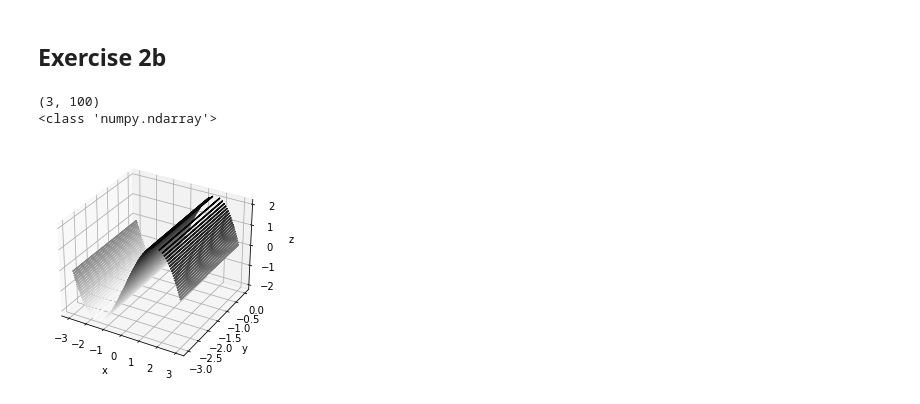
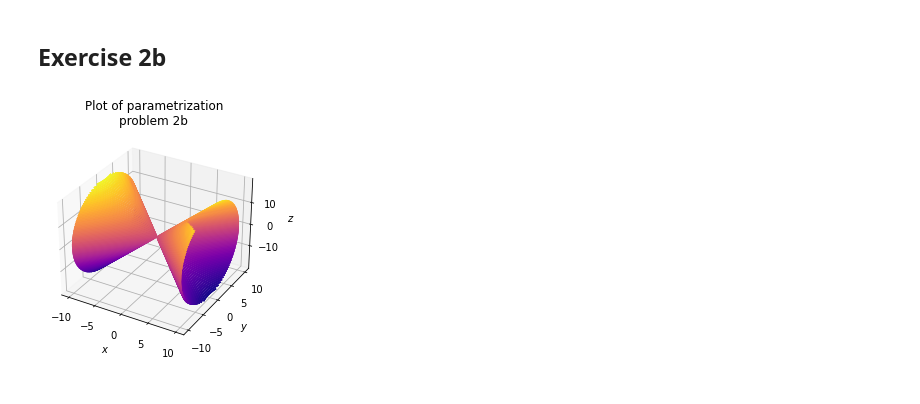
Before and after one commit to Nifrec/adv_calc_assignment, a Jupyter notebook: assignment_3/ass_3.ipynb, the cells around one changed output. Saved outputs shown, nothing was run; the diff lists cells and outputs as text; code cells hidden in the pictures.

Commit message:
Fix plot 2b

```diff
--- a/assignment_3/ass_3.ipynb
+++ b/assignment_3/ass_3.ipynb
@@ -9,45 +9,47 @@ import numpy as np
 # %%
 def surf_2b(u:float, v:float) -> np.ndarray:
     """
     Plot the surface of ex 2b using the given (u, v) parametrization.
     """
     assert np.all(0 <= v) and np.all(v <= np.pi)
 
     u_multipliers = np.array([
-        [1],
+        [1*np.ones_like(v)],
         [np.cos(v)],
         [2 * np.sin(v)]
     ])
 
     return u * u_multipliers
 
 def plot_2b_as_given():
-    u = np.linspace(-3, 3, 100)
-    v = np.linspace(0, np.pi, 100)
+    u = np.linspace(-10, 10, 200)
+    v = np.linspace(0, np.pi, 200)
     points = surf_2b(u, v)
-    print(points.shape)
     x = points[0, :]
     y = points[1, :]
     z = points[2, :]
 
-    x = u
-    y = np.cos(v) * u
-    z = 2* np.sin(v) * u
+    U, V = np.meshgrid(x, y)
+    x = U
+    y = np.cos(V) * U
+    z = 2*np.sin(V)*U
+    # x = u
+    # y = np.cos(v) * u
+    # z = 2* np.sin(v) * u
 
-    print(type(z))
-    X, Y = np.meshgrid(x, y)
+    # X, Y = np.meshgrid(x, y)
 
     fig = plt.figure()
     ax = plt.axes(projection='3d')
-    Z = np.ones_like(X) * z
-    ax.contour3D(X, Y, Z, 50, cmap='binary')
-    ax.set_xlabel('x')
-    ax.set_ylabel('y')
-    ax.set_zlabel('z');
+    # Z = np.ones_like(X) * z
+    # ax.contour3D(X, Y, Z, 50, cmap='binary')
+    ax.contour3D(x, y, z, 80, cmap='plasma')
+    ax.set_xlabel('$x$')
+    ax.set_ylabel('$y$')
+    ax.set_zlabel('$z$')
+    ax.set_title("Plot of parametrization\nproblem 2b")
 
 
 plot_2b_as_given()
 # %% [output]
-(3, 100)
-<class 'numpy.ndarray'>
-[figure, old version]
+[figure, new version]
```
